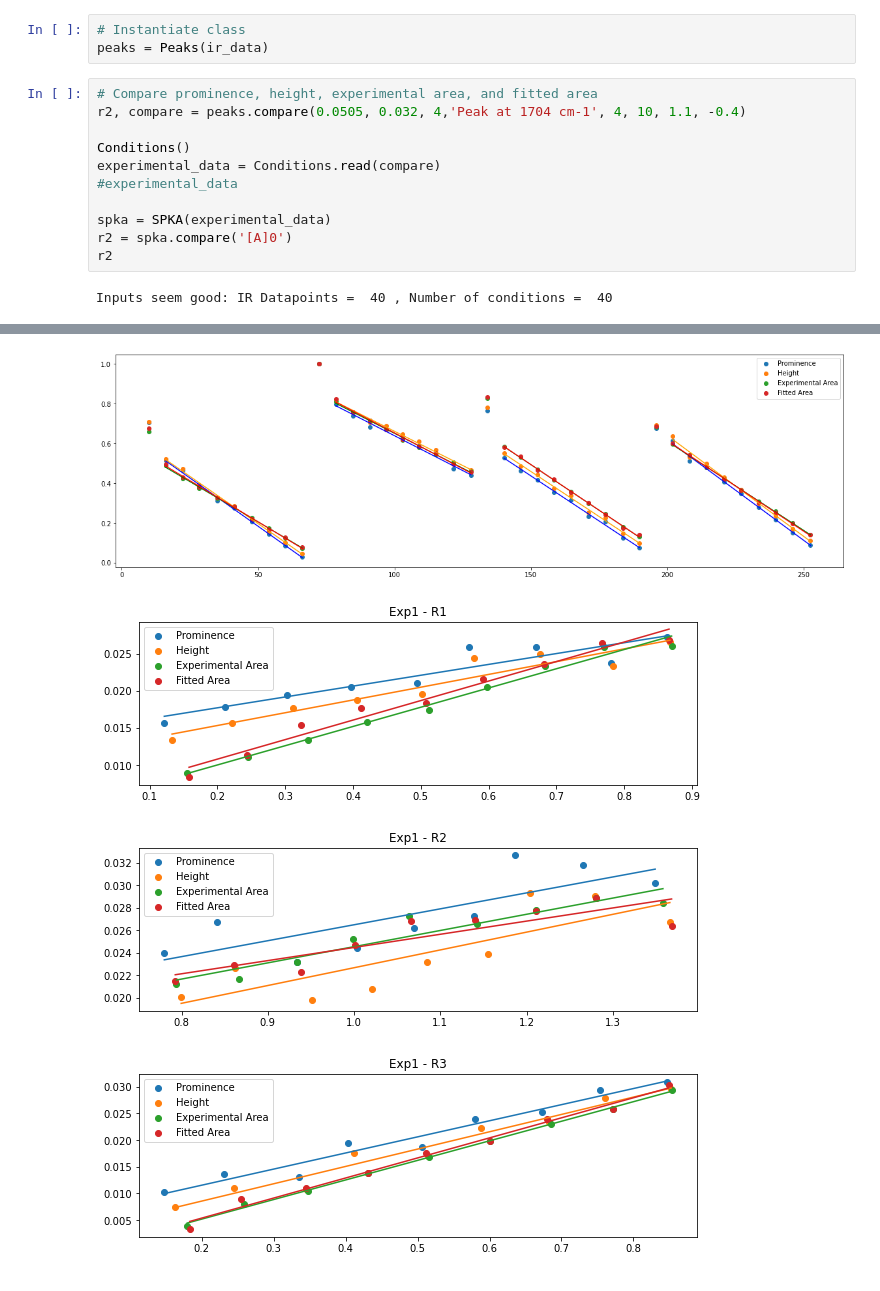
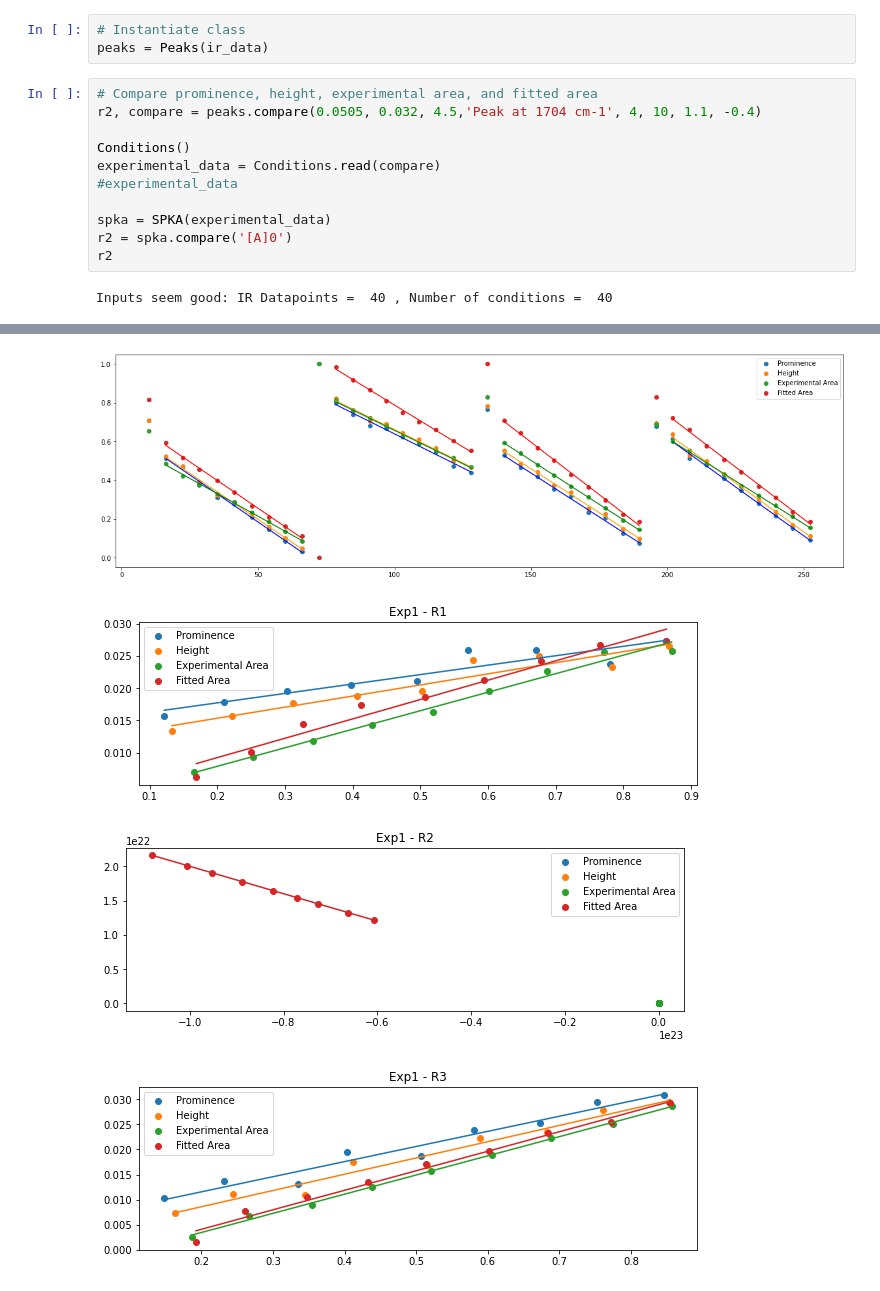
Before and after one commit to pdingwall/htke, a Jupyter notebook: htke_analysis_template_v1.5_QUICK_COMPARE.ipynb, the cells around one changed output, grey strips where cells are left out. Saved outputs shown, nothing was run; the diff lists cells and outputs as text.

```diff
--- a/htke_analysis_template_v1.5_QUICK_COMPARE.ipynb
+++ b/htke_analysis_template_v1.5_QUICK_COMPARE.ipynb
@@ -32,7 +32,7 @@ ir_data = Data.read()
 peaks = Peaks(ir_data)
 # %%
 # Compare prominence, height, experimental area, and fitted area
-r2, compare = peaks.compare(0.0505, 0.032, 4,'Peak at 1704 cm-1', 4, 10, 1.1, -0.4)
+r2, compare = peaks.compare(0.0505, 0.032, 4.5,'Peak at 1704 cm-1', 4, 10, 1.1, -0.4)
 
 Conditions()
 experimental_data = Conditions.read(compare)
@@ -52,4 +52,4 @@ Inputs seem good: IR Datapoints =  40 , Number of conditions =  40
-[figure, old version]
+[figure, new version]
-[figure, old version]
+[figure, new version]
-[figure, old version]
+[figure, new version]
-[figure, old version]
+[figure, new version]
```
Also changed, not shown: parts of 1 cell of this notebook, 25 other files.
